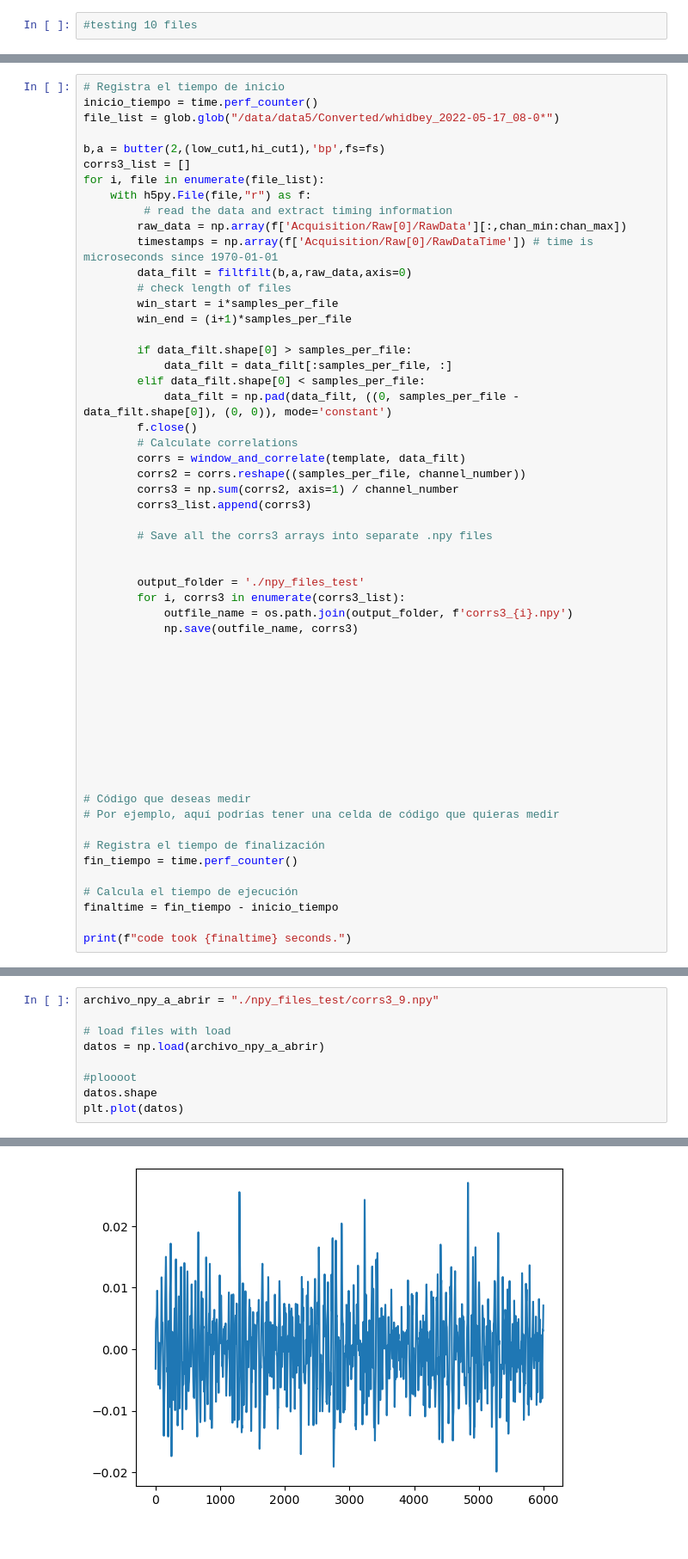
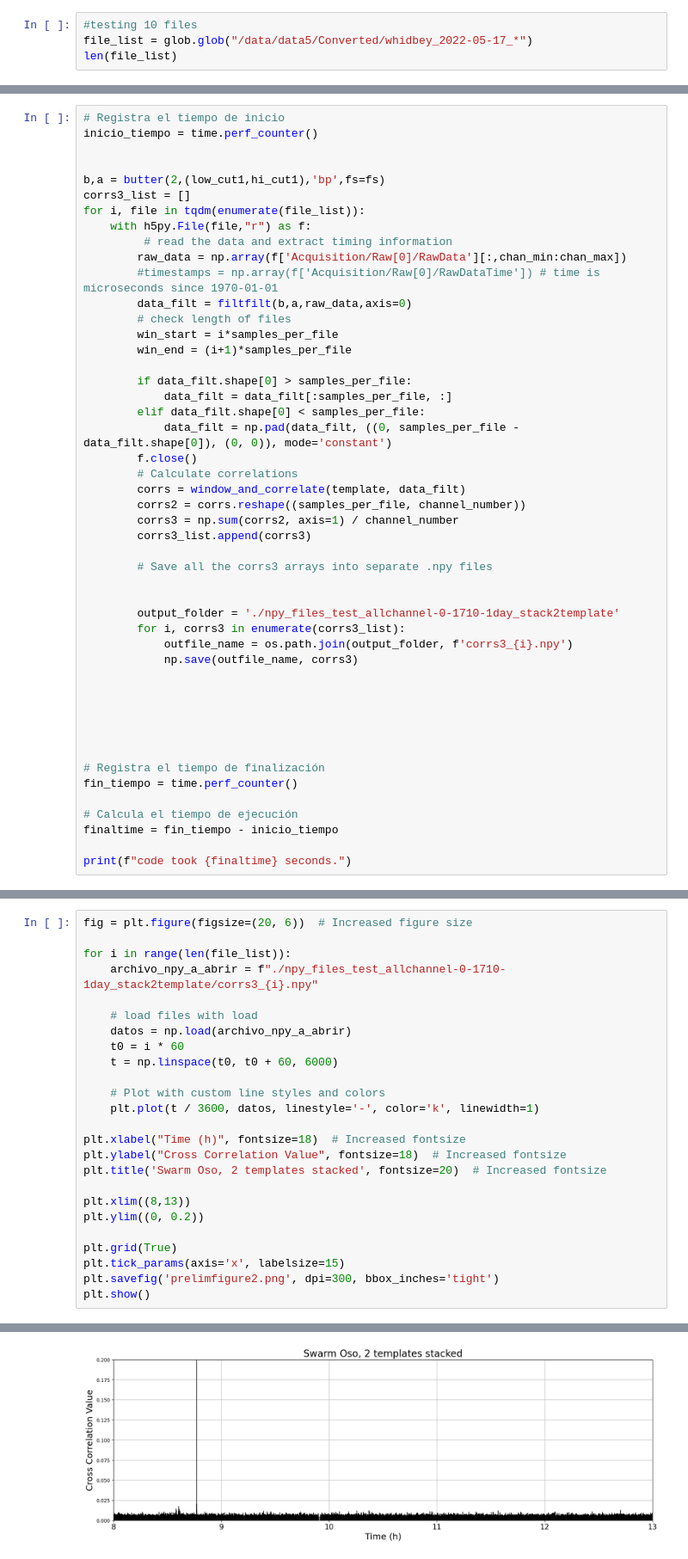
Before and after one commit to bradlipovsky/das-stuff, a Jupyter notebook: testing-my-template-with-1-file-data.ipynb, the cells around one changed output, grey strips where cells are left out. Shown: that part at 86% size. Cells and saved outputs as stored; diff of their text form.

Commit message:
stacking-templates

```diff
--- a/testing-my-template-with-1-file-data.ipynb
+++ b/testing-my-template-with-1-file-data.ipynb
@@ -161,2 +222,4 @@ plt.show()
 # %%
 #testing 10 files
+file_list = glob.glob("/data/data5/Converted/whidbey_2022-05-17_*")
+len(file_list)
@@ -163,15 +228,15 @@ plt.show()
 # %%
 # Registra el tiempo de inicio
 inicio_tiempo = time.perf_counter()
-file_list = glob.glob("/data/data5/Converted/whidbey_2022-05-17_08-0*")
+
 
 b,a = butter(2,(low_cut1,hi_cut1),'bp',fs=fs)
 corrs3_list = []
-for i, file in enumerate(file_list):
+for i, file in tqdm(enumerate(file_list)):
     with h5py.File(file,"r") as f:
          # read the data and extract timing information
         raw_data = np.array(f['Acquisition/Raw[0]/RawData'][:,chan_min:chan_max])
-        timestamps = np.array(f['Acquisition/Raw[0]/RawDataTime']) # time is microseconds since 1970-01-01
+        #timestamps = np.array(f['Acquisition/Raw[0]/RawDataTime']) # time is microseconds since 1970-01-01
         data_filt = filtfilt(b,a,raw_data,axis=0)
         # check length of files
         win_start = i*samples_per_file
@@ -191,7 +256,7 @@ for i, file in enumerate(file_list):
         # Save all the corrs3 arrays into separate .npy files
 
 
-        output_folder = './npy_files_test'
+        output_folder = './npy_files_test_allchannel-0-1710-1day_stack2template'
         for i, corrs3 in enumerate(corrs3_list):
             outfile_name = os.path.join(output_folder, f'corrs3_{i}.npy')
             np.save(outfile_name, corrs3)
@@ -201,13 +266,6 @@ for i, file in enumerate(file_list):
 
 
 
-
-
-
-
-# Código que deseas medir
-# Por ejemplo, aquí podrías tener una celda de código que quieras medir
-
 # Registra el tiempo de finalización
 fin_tiempo = time.perf_counter()
 
@@ -220,10 +278,26 @@ code took 1.4885662132874131 seconds.
 # %%
-archivo_npy_a_abrir = "./npy_files_test/corrs3_9.npy"
+fig = plt.figure(figsize=(20, 6))  # Increased figure size
 
-# load files with load
-datos = np.load(archivo_npy_a_abrir)
+for i in range(len(file_list)):
+    archivo_npy_a_abrir = f"./npy_files_test_allchannel-0-1710-1day_stack2template/corrs3_{i}.npy"
 
-#ploooot
-datos.shape
-plt.plot(datos)
+    # load files with load
+    datos = np.load(archivo_npy_a_abrir)
+    t0 = i * 60
+    t = np.linspace(t0, t0 + 60, 6000)
+
+    # Plot with custom line styles and colors
+    plt.plot(t / 3600, datos, linestyle='-', color='k', linewidth=1)
+
+plt.xlabel("Time (h)", fontsize=18)  # Increased fontsize
+plt.ylabel("Cross Correlation Value", fontsize=18)  # Increased fontsize
+plt.title('Swarm Oso, 2 templates stacked', fontsize=20)  # Increased fontsize
+
+plt.xlim((8,13))
+plt.ylim((0, 0.2))
+
+plt.grid(True)
+plt.tick_params(axis='x', labelsize=15)
+plt.savefig('prelimfigure2.png', dpi=300, bbox_inches='tight')
+plt.show()
 # %% [output]
@@ -231 +304 @@ plt.plot(datos)
-[figure, old version]
+[figure, new version]
```
Also changed, not shown: parts of 23 cells of this notebook.
